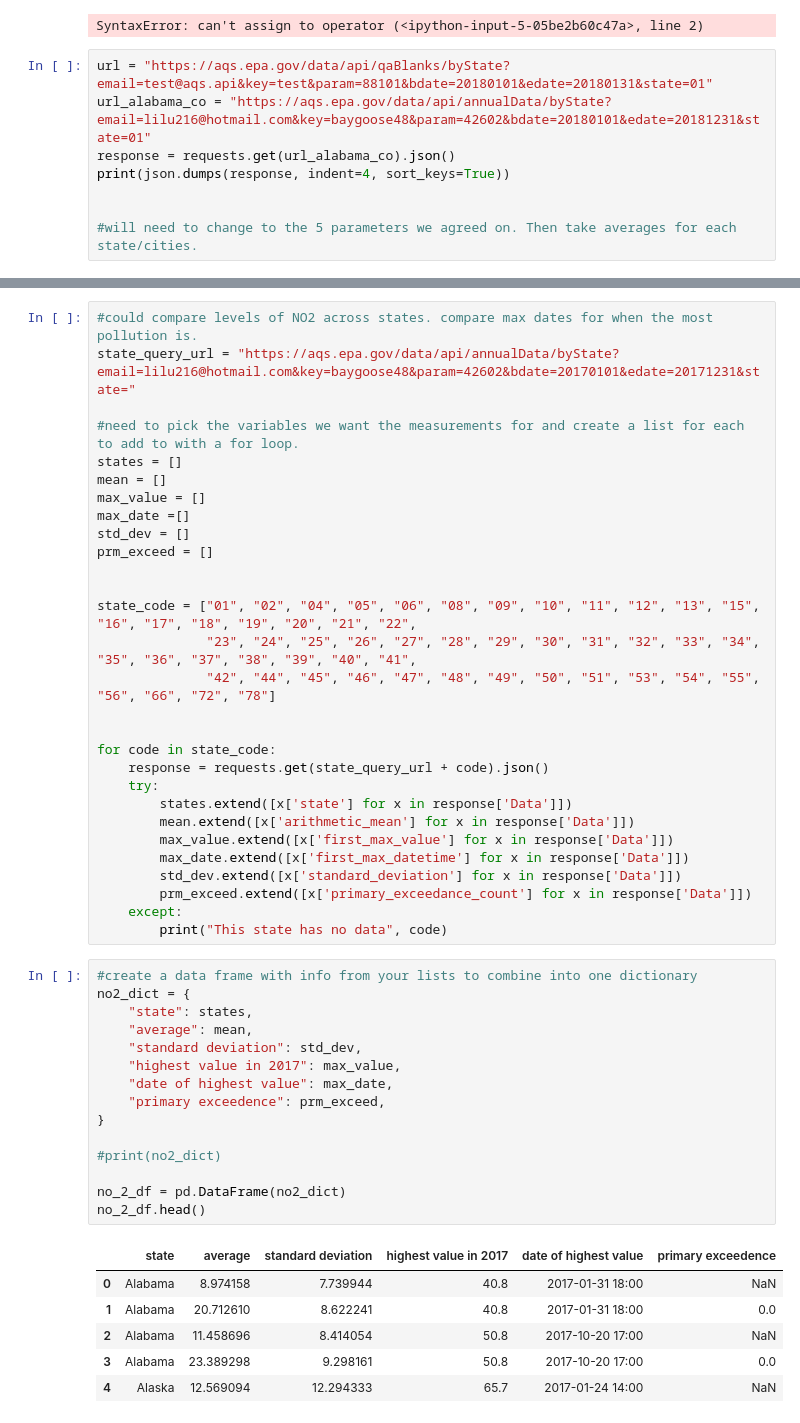
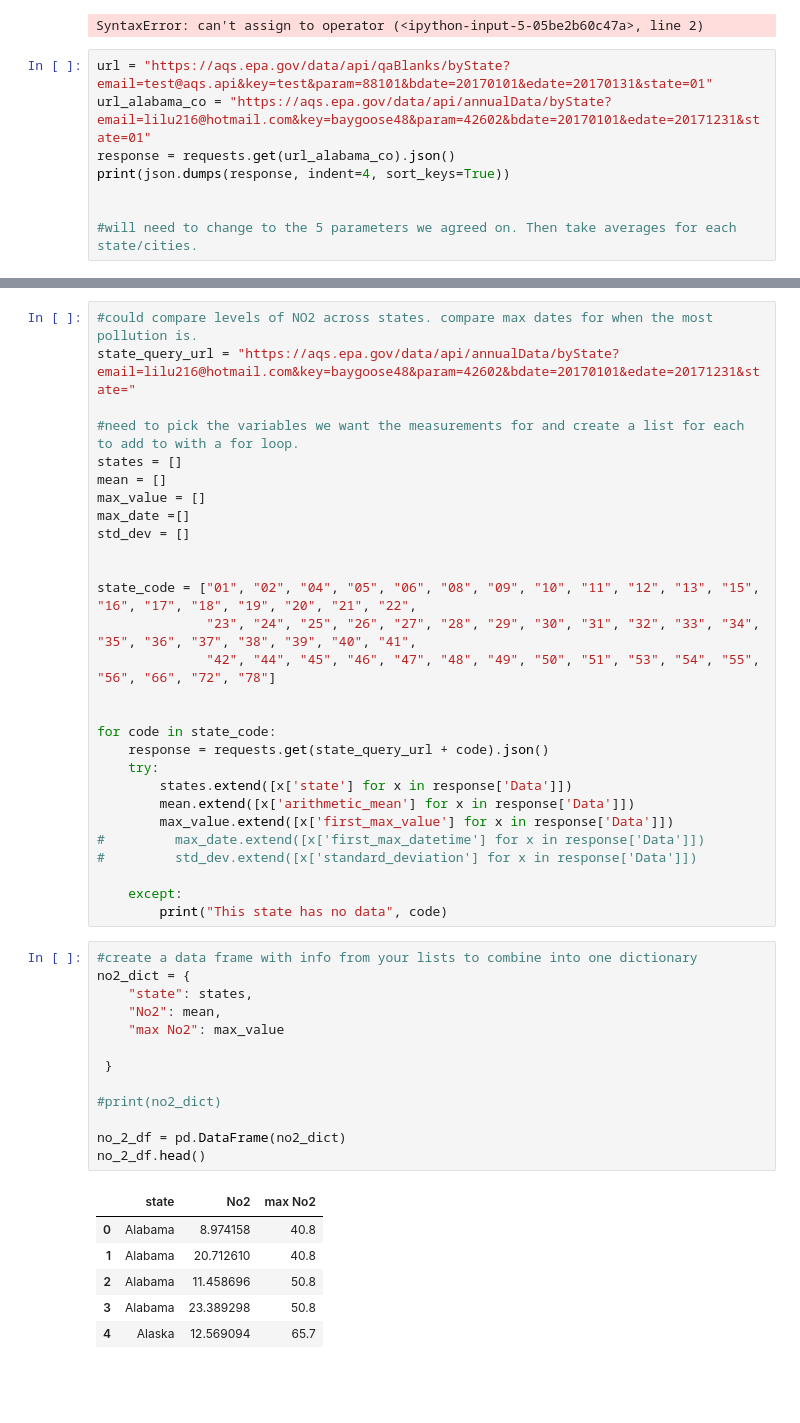
Before and after one commit to BrittLHeth/Project-1-API, a Jupyter notebook: Brittany.ipynb, the cells around one changed output, grey strips where cells are left out. Drawn from its saved outputs; the diff is of its cells as text; blank space fills up the shorter version.

```diff
--- a/Brittany.ipynb
+++ b/Brittany.ipynb
@@ -13,8 +16,8 @@ criteria = "https://aqs.epa.gov/data/api/list/parametersByClass?email=test@aqs.a
 # %% [output]
 SyntaxError: can't assign to operator (<ipython-input-5-05be2b60c47a>, line 2)
 # %%
-url = "https://aqs.epa.gov/data/api/qaBlanks/byState?email=test@aqs.api&key=test&param=88101&bdate=20180101&edate=20180131&state=01"
-url_alabama_co = "https://aqs.epa.gov/data/api/annualData/byState?email=lilu216@hotmail.com&key=baygoose48&param=42602&bdate=20180101&edate=20181231&state=01"
+url = "https://aqs.epa.gov/data/api/qaBlanks/byState?email=test@aqs.api&key=test&param=88101&bdate=20170101&edate=20170131&state=01"
+url_alabama_co = "https://aqs.epa.gov/data/api/annualData/byState?email=lilu216@hotmail.com&key=baygoose48&param=42602&bdate=20170101&edate=20171231&state=01"
 response = requests.get(url_alabama_co).json()
 print(json.dumps(response, indent=4, sort_keys=True))
 
@@ -48,7 +51,6 @@ mean = []
 max_value = []
 max_date =[]
 std_dev = []
-prm_exceed = []
 
 
 state_code = ["01", "02", "04", "05", "06", "08", "09", "10", "11", "12", "13", "15", "16", "17", "18", "19", "20", "21", "22",
@@ -62,32 +64,30 @@ for code in state_code:
         states.extend([x['state'] for x in response['Data']])
         mean.extend([x['arithmetic_mean'] for x in response['Data']])
         max_value.extend([x['first_max_value'] for x in response['Data']])
-        max_date.extend([x['first_max_datetime'] for x in response['Data']])
-        std_dev.extend([x['standard_deviation'] for x in response['Data']])
-        prm_exceed.extend([x['primary_exceedance_count'] for x in response['Data']])
+#         max_date.extend([x['first_max_datetime'] for x in response['Data']])
+#         std_dev.extend([x['standard_deviation'] for x in response['Data']])
+
     except:
         print("This state has no data", code)
 # %%
 #create a data frame with info from your lists to combine into one dictionary
 no2_dict = {
     "state": states,
-    "average": mean,
-    "standard deviation": std_dev,
-    "highest value in 2017": max_value,
-    "date of highest value": max_date,
-    "primary exceedence": prm_exceed,
-}
+    "No2": mean,
+    "max No2": max_value
+
+ }
 
 #print(no2_dict)
 
 no_2_df = pd.DataFrame(no2_dict)
 no_2_df.head()
 # %% [output]
-|  | state | average | standard deviation | highest value in 2017 | date of highest value | primary exceedence |
-| 0 | Alabama | 8.974158 | 7.739944 | 40.8 | 2017-01-31 18:00 | NaN |
-| 1 | Alabama | 20.712610 | 8.622241 | 40.8 | 2017-01-31 18:00 | 0.0 |
-| 2 | Alabama | 11.458696 | 8.414054 | 50.8 | 2017-10-20 17:00 | NaN |
-| 3 | Alabama | 23.389298 | 9.298161 | 50.8 | 2017-10-20 17:00 | 0.0 |
-| 4 | Alaska | 12.569094 | 12.294333 | 65.7 | 2017-01-24 14:00 | NaN |
+|  | state | No2 | max No2 |
+| 0 | Alabama | 8.974158 | 40.8 |
+| 1 | Alabama | 20.712610 | 40.8 |
+| 2 | Alabama | 11.458696 | 50.8 |
+| 3 | Alabama | 23.389298 | 50.8 |
+| 4 | Alaska | 12.569094 | 65.7 |
 # %%
 no_2_df.to_csv('NO2data.csv')
```
Also changed, not shown: parts of 15 cells of this notebook.
